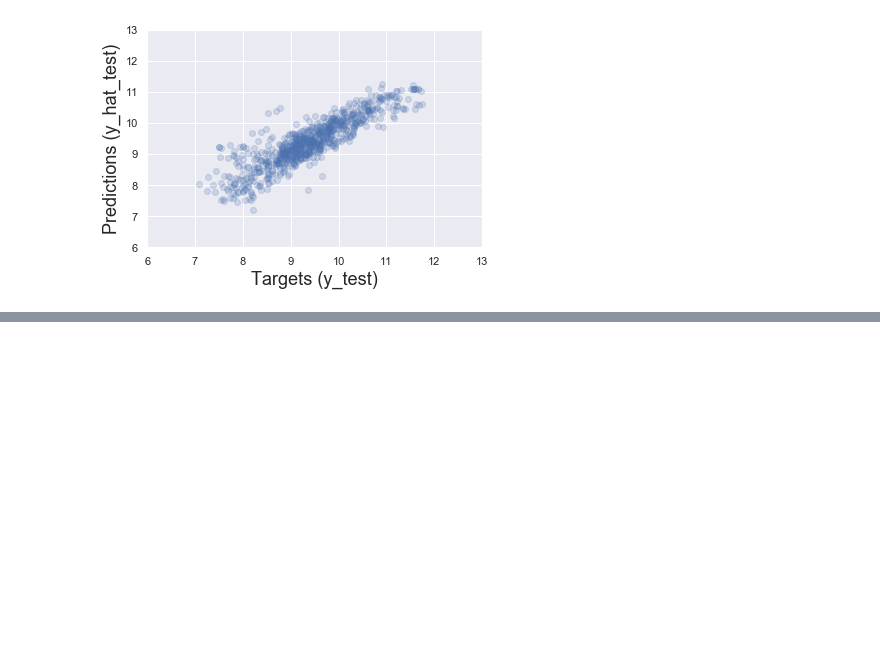
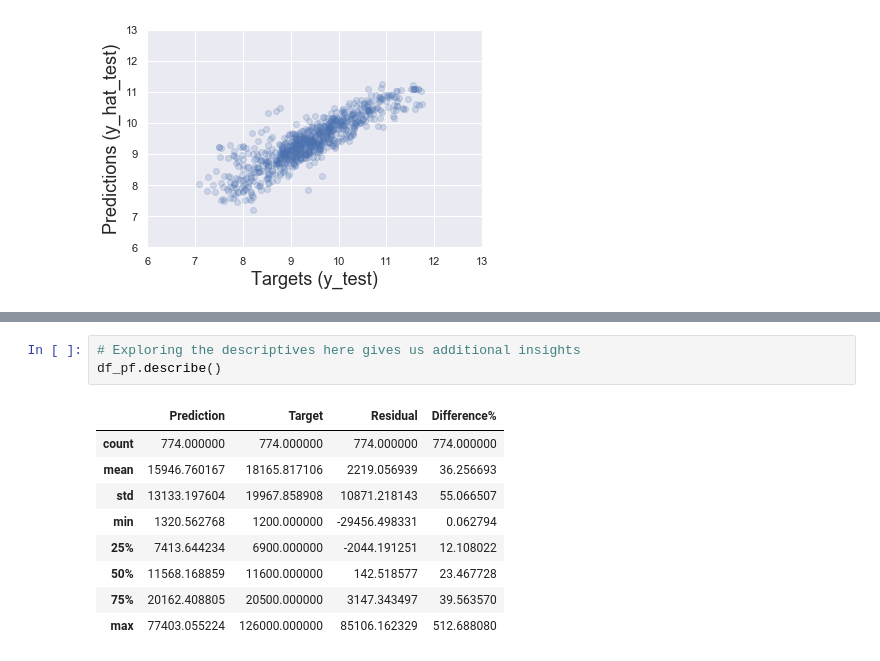
Before and after one commit to Andre-Williams22/Data-Science-ML-Courses, a Jupyter notebook: 365-DataScience/Advanced-Statistical-Methods/Real-Life-Example.ipynb, the cells around one changed output, grey strips where cells are left out. Saved outputs shown, nothing was run; the diff lists cells and outputs as text; blank space fills up the shorter version.

```diff
--- a/365-DataScience/Advanced-Statistical-Methods/Real-Life-Example.ipynb
+++ b/365-DataScience/Advanced-Statistical-Methods/Real-Life-Example.ipynb
@@ -510,0 +607,13 @@ plt.show()
+# %%
+# Exploring the descriptives here gives us additional insights
+df_pf.describe()
+# %% [output]
+|  | Prediction | Target | Residual | Difference% |
+| count | 774.000000 | 774.000000 | 774.000000 | 774.000000 |
+| mean | 15946.760167 | 18165.817106 | 2219.056939 | 36.256693 |
+| std | 13133.197604 | 19967.858908 | 10871.218143 | 55.066507 |
+| min | 1320.562768 | 1200.000000 | -29456.498331 | 0.062794 |
+| 25% | 7413.644234 | 6900.000000 | -2044.191251 | 12.108022 |
+| 50% | 11568.168859 | 11600.000000 | 142.518577 | 23.467728 |
+| 75% | 20162.408805 | 20500.000000 | 3147.343497 | 39.563570 |
+| max | 77403.055224 | 126000.000000 | 85106.162329 | 512.688080 |
```
Also changed, not shown: parts of 8 cells of this notebook.
